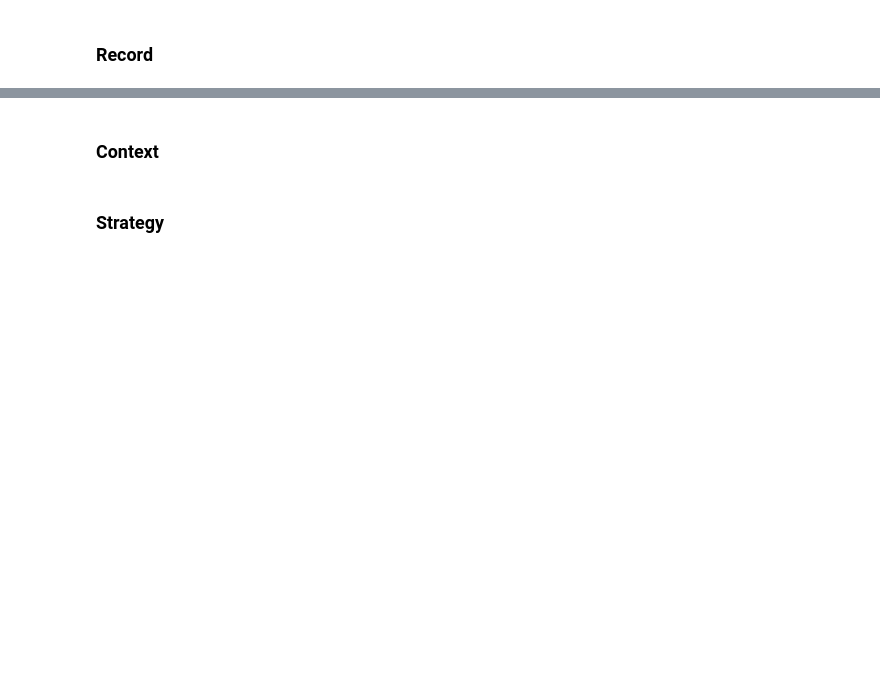
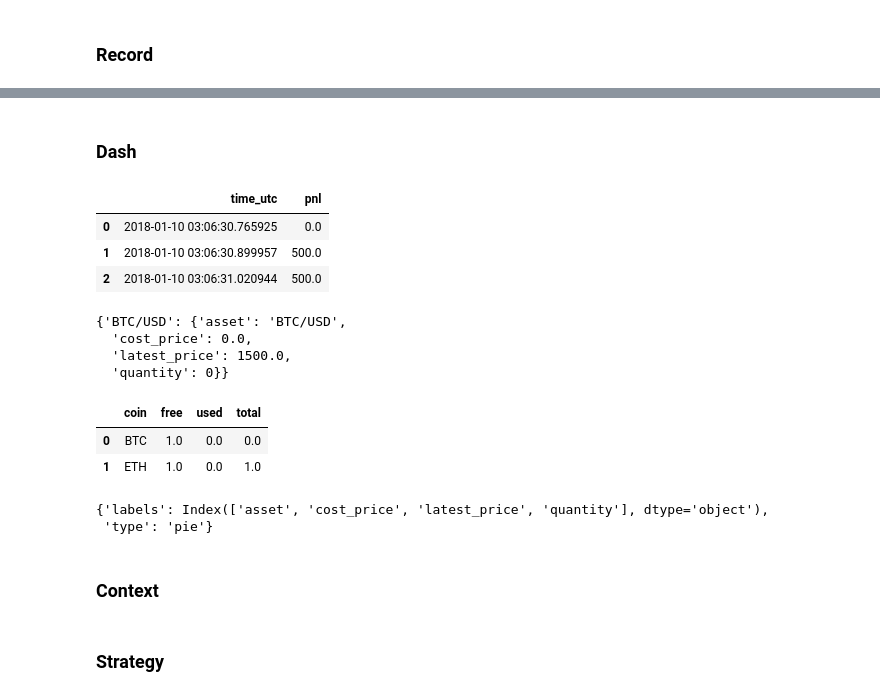
Before and after one commit to bfortuner/punisher, a Jupyter notebook: punisher.ipynb, the cells around one changed output, grey strips where cells are left out. Drawn from its saved outputs; the diff is of its cells as text; code cells hidden in the pictures; blank space fills up the shorter version.

Commit message:
added new dash chart

```diff
--- a/punisher.ipynb
+++ b/punisher.ipynb
@@ -474,3 +621,47 @@ print(record.portfolio)
+# %% [markdown]
+### Dash
+# %%
+import plotly
+import plotly.plotly as py
+import plotly.graph_objs as go
+
+periods = record.portfolio.perf.periods
+df = pd.DataFrame([
+    [p['end_time'], p['pnl']] for p in periods
+], columns=['time_utc','pnl'])
+df
+# %% [output]
+|  | time_utc | pnl |
+| 0 | 2018-01-10 03:06:30.765925 | 0.0 |
+| 1 | 2018-01-10 03:06:30.899957 | 500.0 |
+| 2 | 2018-01-10 03:06:31.020944 | 500.0 |
+# %%
+positions = pd.DataFrame([p.to_dict() for p in record.portfolio.positions])
+dct = [p.to_dict() for p in record.portfolio.positions]
+{p['asset']: p for p in dct}
+# %% [output]
+{'BTC/USD': {'asset': 'BTC/USD',
+  'cost_price': 0.0,
+  'latest_price': 1500.0,
+  'quantity': 0}}
+# %%
+cols = ['coin', 'free', 'used', 'total']
+coins = b.currencies
+dct = b.to_dict()
+df = pd.DataFrame(
+    [[c, dct[c]['free'], dct[c]['used'], dct[c]['total']] for c in coins],
+    columns=cols
+)
+df
+# %% [output]
+|  | coin | free | used | total |
+| 0 | BTC | 1.0 | 0.0 | 0.0 |
+| 1 | ETH | 1.0 | 0.0 | 1.0 |
+# %%
+go.Pie(labels=positions.columns)
+# %% [output]
+{'labels': Index(['asset', 'cost_price', 'latest_price', 'quantity'], dtype='object'),
+ 'type': 'pie'}
 # %% [markdown]
 ### Context
 # %%
```
Also changed, not shown: parts of 9 cells of this notebook, 9 other files.
